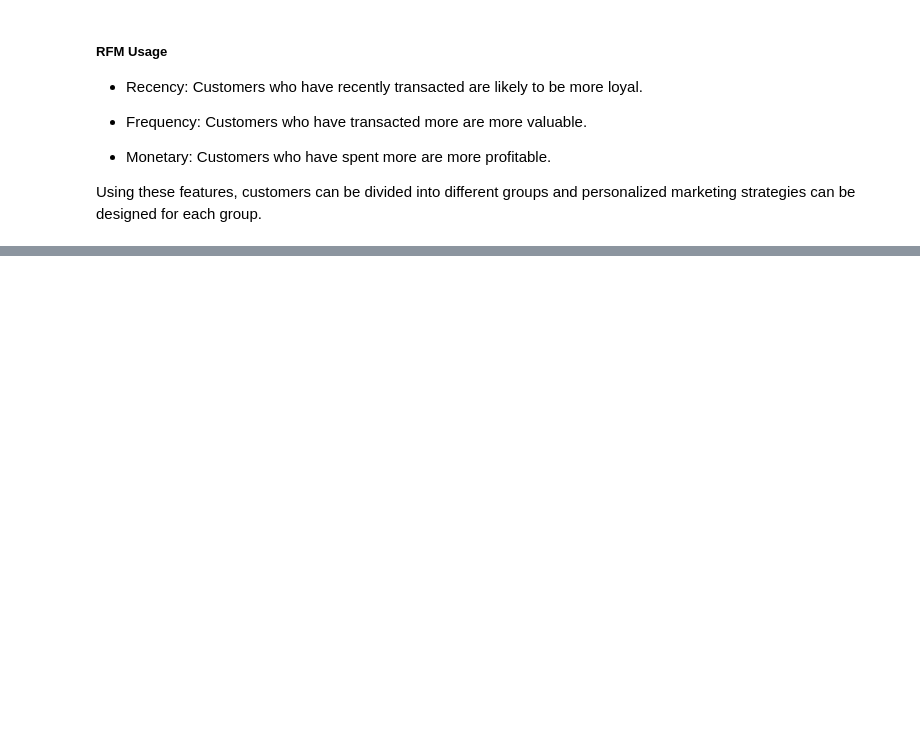
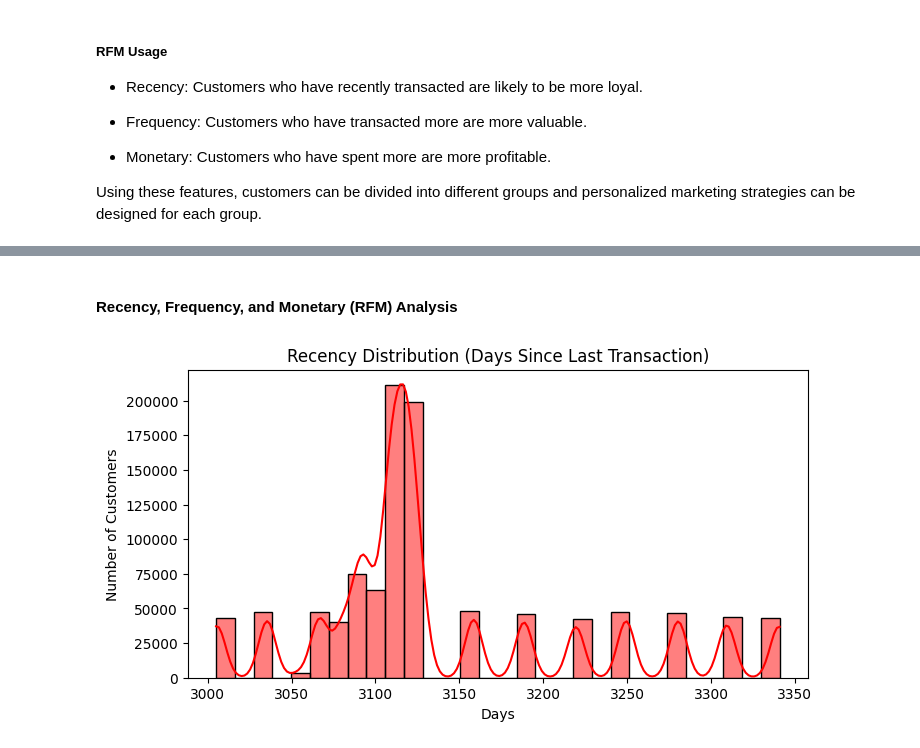
Before and after one commit to ghsaberr/customer-segmentation-personalization, a Jupyter notebook: customer-segmentation-personalization.ipynb, the cells around one changed output, grey strips where cells are left out. Drawn from its saved outputs; the diff is of its cells as text; code cells hidden in the pictures; blank space fills up the shorter version.

```diff
--- a/customer-segmentation-personalization.ipynb
+++ b/customer-segmentation-personalization.ipynb
@@ -210,0 +212,11 @@ Standardize numerical features to ensure uniformity.
+# %% [markdown]
+#### Recency, Frequency, and Monetary (RFM) Analysis
+# %%
+plt.figure(figsize=(8, 4))
+sns.histplot(df['DaysSinceLastTransaction'], bins=30, kde=True, color='red')
+plt.title('Recency Distribution (Days Since Last Transaction)')
+plt.xlabel('Days')
+plt.ylabel('Number of Customers')
+plt.show()
+# %% [output]
+[figure, added]
```
Also changed, not shown: parts of 18 cells of this notebook.
